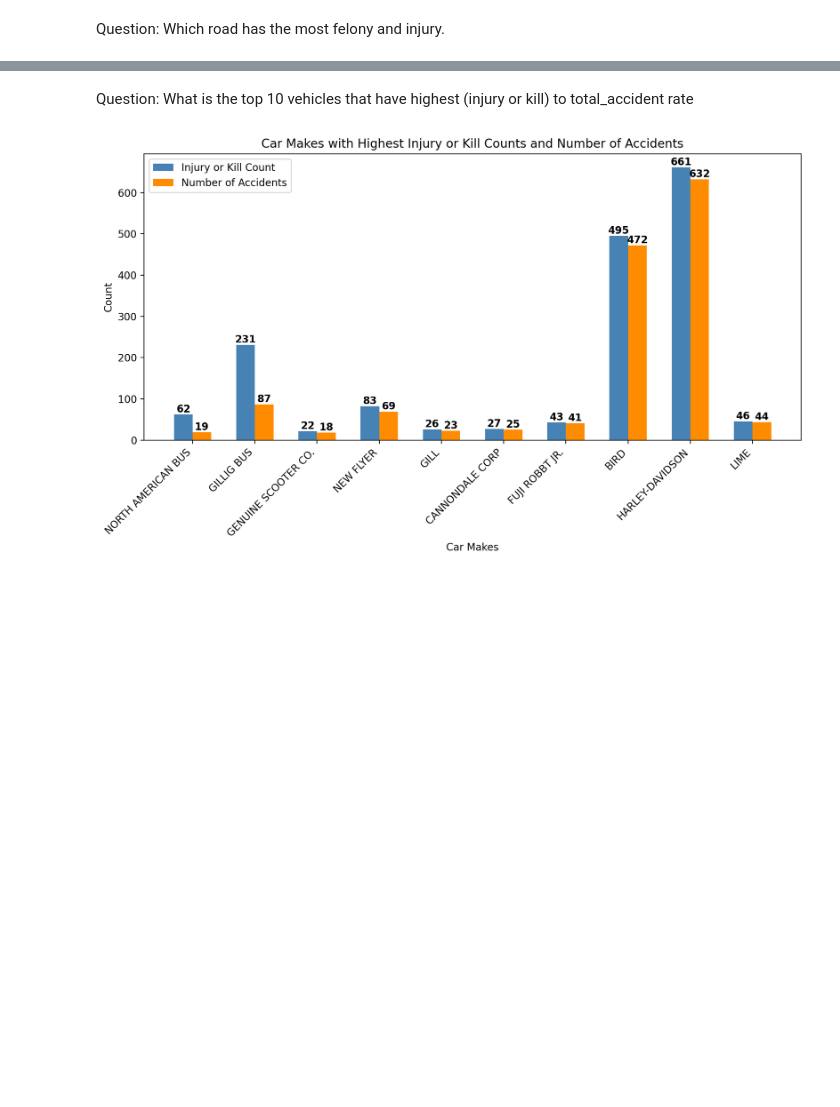
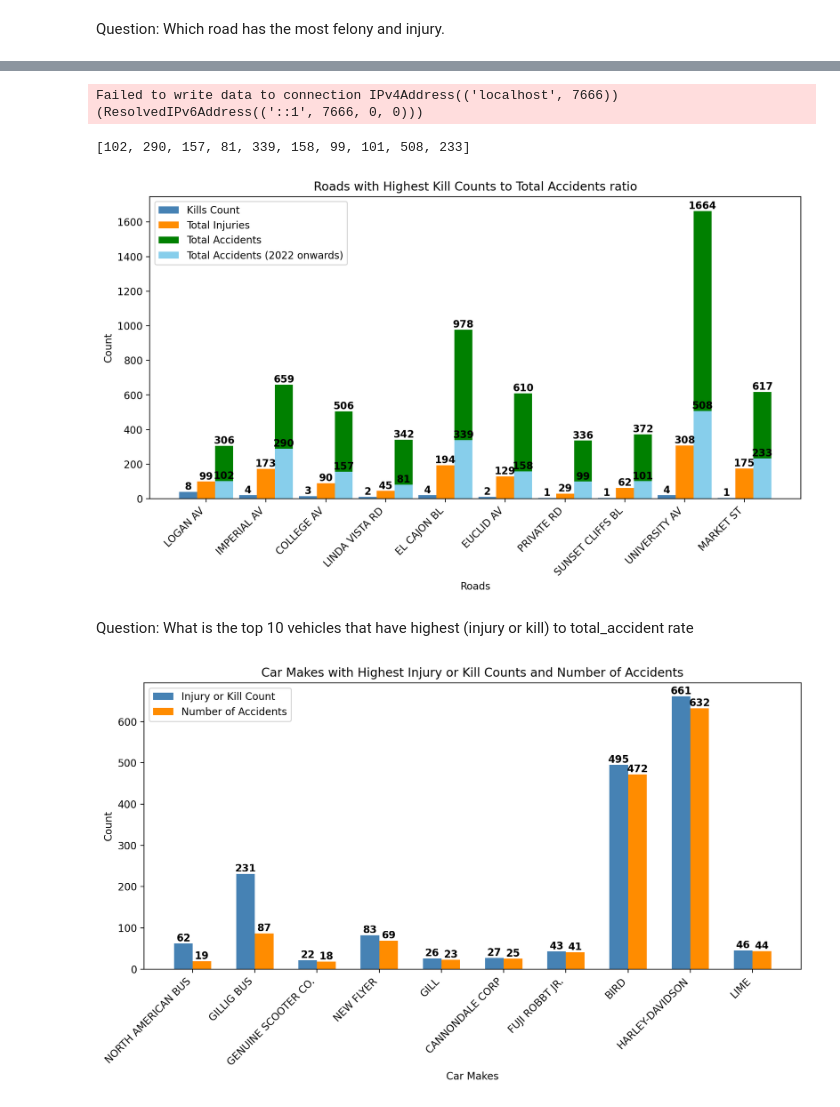
Before and after one commit to jgeng99/San-Diego-Accident-Analysis, a Jupyter notebook: src/data-analysis.ipynb, the cells around one changed output, grey strips where cells are left out. Drawn from its saved outputs; the diff is of its cells as text; code cells hidden in the pictures; blank space fills up the shorter version.

```diff
--- a/src/data-analysis.ipynb
+++ b/src/data-analysis.ipynb
@@ -404,3 +174,65 @@ print(result)
+# %%
+session = create_neo4j_session(uri, username, password)
+accdident_total_2022 = []
+
+for tup in result:
+    road_name = tup[0]
+
+    query = """
+    MATCH (r:Road {name: $roadName})<-[:HAPPENS_ON]-(a:Accident)
+    RETURN COUNT(a) AS accident_count
+    """
+
+    q_result = session.run(query, roadName=road_name)
+
+    for r in q_result:
+        accdident_total_2022.append(r["accident_count"])
+
+session.close()
+accdident_total_2022
+# %% [output]
+Failed to write data to connection IPv4Address(('localhost', 7666)) (ResolvedIPv6Address(('::1', 7666, 0, 0)))
+[102, 290, 157, 81, 339, 158, 99, 101, 508, 233]
+# %%
+roads = [tup[0] for tup in result]
+kill_counts = [tup[1] * 5 for tup in result]
+injury_counts = [tup[2] for tup in result]
+accident_counts = [tup[3] for tup in result]
+accident_counts_2022 = accdident_total_2022
+
+fig, ax = plt.subplots(figsize=(10, 6))
+bar_width = 0.3
+
+index = np.arange(len(roads))
+plt.bar(index, kill_counts, width=bar_width, color='steelblue', label='Kills Count')
+plt.bar(index + bar_width, injury_counts, width=bar_width, color='darkorange', label='Total Injuries')
+plt.bar(index + 2 * bar_width, accident_counts, width=bar_width, color='green', label='Total Accidents')
+plt.bar(index + 2 * bar_width, accident_counts_2022, width=bar_width, color='skyblue', label='Total Accidents (2022 onwards)')
+
+plt.xlabel('Roads')
+plt.ylabel('Count')
+plt.xticks(index + bar_width, roads, rotation=45, ha='right')
+
+plt.legend()
+
+for i, v in enumerate(kill_counts):
+    plt.text(i, v, str(v // 5), ha='center', va='bottom', fontweight='bold')
+
+for i, v in enumerate(injury_counts):
+    plt.text(i + bar_width, v, str(v), ha='center', va='bottom', fontweight='bold')
+
+for i, v in enumerate(accident_counts):
+    plt.text(i + 2 * bar_width, v, str(v), ha='center', va='bottom', fontweight='bold')
+
+for i, v in enumerate(accident_counts_2022):
+    plt.text(i + 2 * bar_width, v, str(v), ha='center', va='bottom', fontweight='bold')
+
+plt.title('Roads with Highest Kill Counts to Total Accidents ratio')
+
+plt.tight_layout()
+plt.show()
+# %% [output]
+[figure, added]
 # %% [markdown]
 Question: What is the top 10 vehicles that have highest (injury or kill) to total_accident rate
 # %%
```
Also changed, not shown: parts of 15 cells of this notebook.
